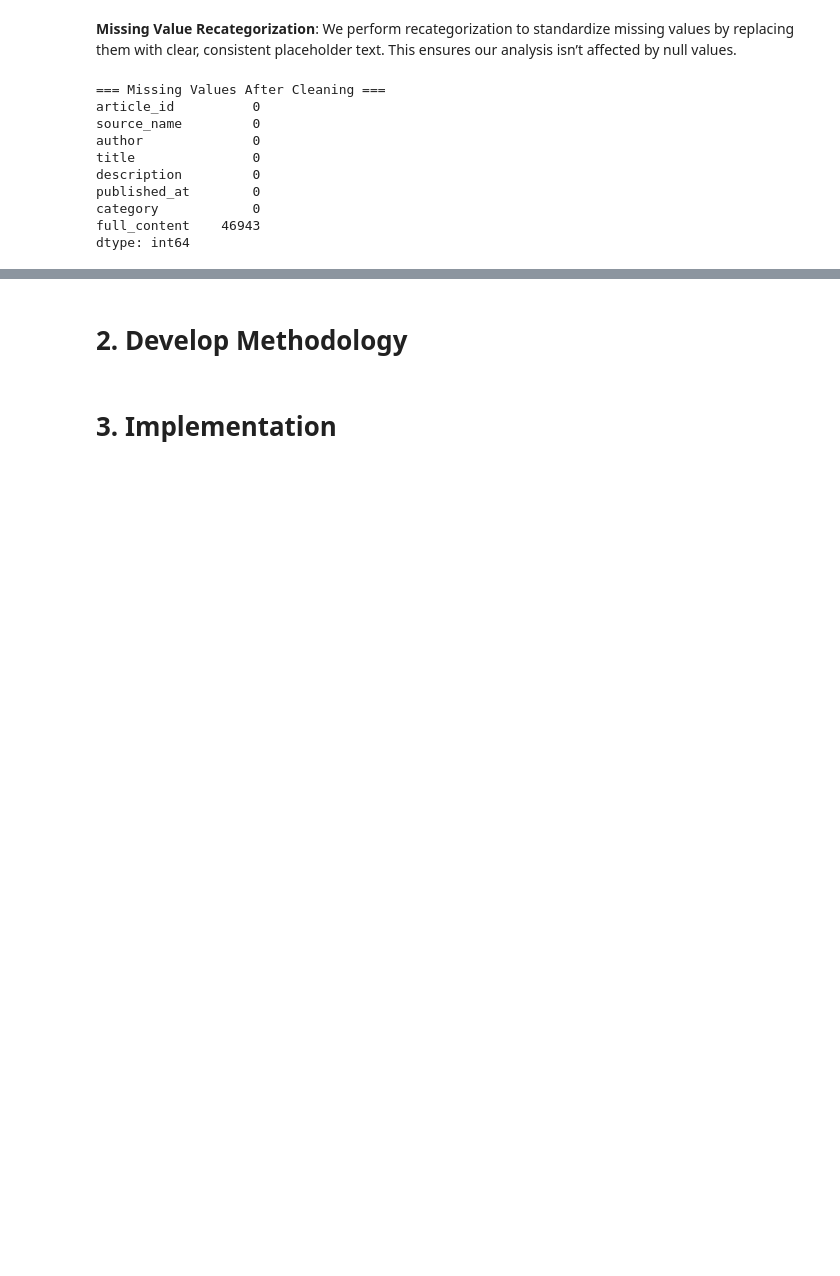
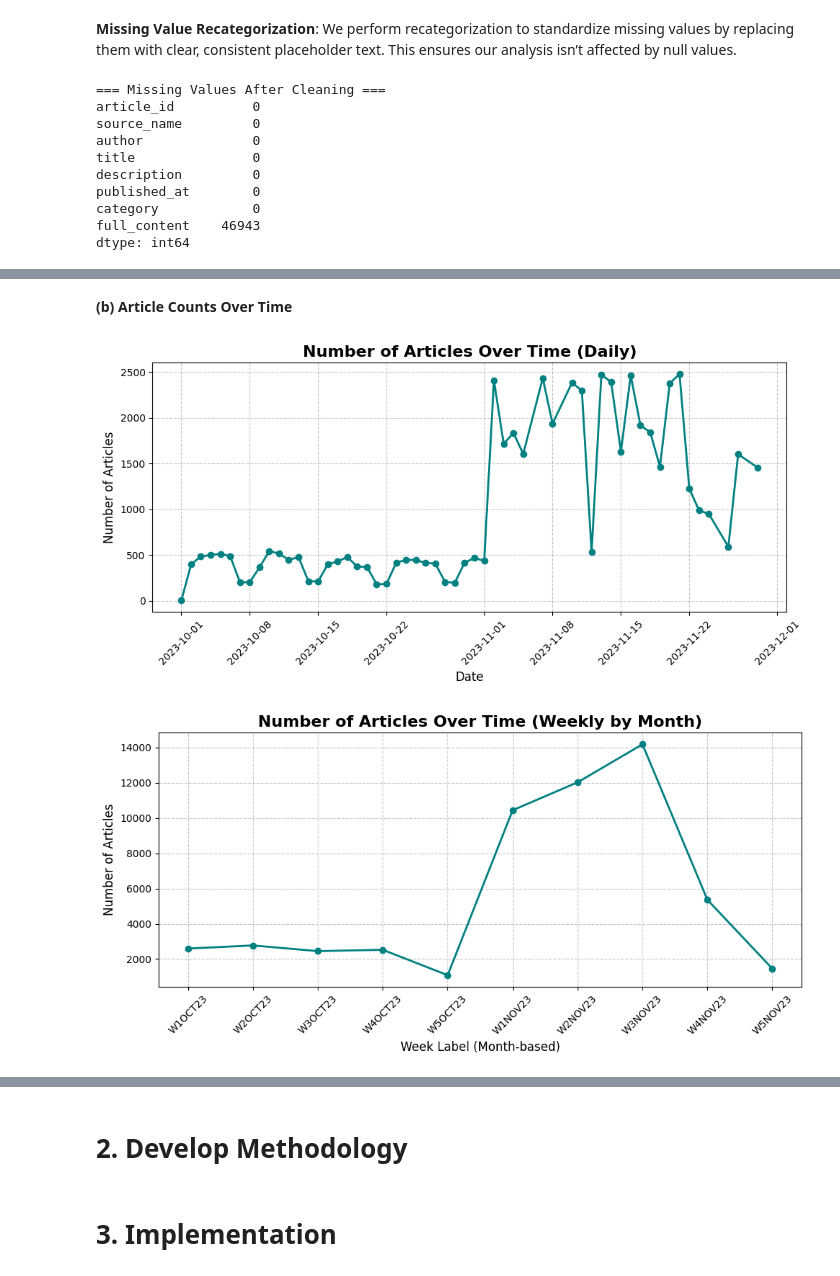
Before and after one commit to Enzo280100/textmining_hw02, a Jupyter notebook: hw02.ipynb, the cells around one changed output, grey strips where cells are left out. Saved outputs shown, nothing was run; the diff lists cells and outputs as text; code cells hidden in the pictures; blank space fills up the shorter version.

```diff
--- a/hw02.ipynb
+++ b/hw02.ipynb
@@ -209,0 +267,50 @@ plt.show()
+# %% [markdown]
+**(b) Article Counts Over Time**
+# %%
+df['published_at'] = pd.to_datetime(df['published_at'], format='mixed', errors='raise')
+
+df['date'] = df['published_at'].dt.date
+date_summary = df['date'].value_counts().sort_index()
+
+# Plot the daily article counts
+plt.figure(figsize=(10, 5))
+plt.plot(date_summary.index, date_summary.values, marker='o', linestyle='-', color='teal', linewidth=2)
+plt.title("Number of Articles Over Time (Daily)", fontsize=16, fontweight='bold')
+plt.xlabel("Date", fontsize=12)
+plt.ylabel("Number of Articles", fontsize=12)
+plt.xticks(rotation=45)
+plt.grid(True, linestyle='--', alpha=0.7)
+plt.tight_layout()
+plt.show()
+
+# Drop previous week-related columns
+df.drop(columns=[col for col in ['week_start', 'week_label', 'week_order'] if col in df.columns], inplace=True)
+
+# Define the function for generating week labels in "W1OCT23" format
+def monthly_week_label(dt):
+    if pd.isna(dt):
+        return "NA"
+    return f"W{(dt.day - 1) // 7 + 1}{dt.strftime('%b%y').upper()}"
+
+# Add 'week_label' and 'week_order' columns
+df['week_label'] = df['published_at'].apply(monthly_week_label)
+df['week_order'] = df['published_at'].apply(lambda x: x.year * 10000 + x.month * 100 + ((x.day - 1) // 7 + 1))
+
+# Group by 'week_label' and get counts, sorting them chronologically
+weekly_label_counts = df.groupby('week_label').size()
+order_mapping = df.groupby('week_label')['week_order'].min()
+weekly_label_counts = weekly_label_counts.loc[order_mapping.sort_values().index]
+
+# Plot the weekly counts
+plt.figure(figsize=(10, 5))
+plt.plot(weekly_label_counts.index, weekly_label_counts.values, marker='o', linestyle='-', color='teal', linewidth=2)
+plt.title("Number of Articles Over Time (Weekly by Month)", fontsize=16, fontweight='bold')
+plt.xlabel("Week Label (Month-based)", fontsize=12)
+plt.ylabel("Number of Articles", fontsize=12)
+plt.xticks(rotation=45)
+plt.grid(True, linestyle='--', alpha=0.7)
+plt.tight_layout()
+plt.show()
+# %% [output]
+[figure, added]
+[figure, added]
```
Also changed, not shown: parts of 35 cells of this notebook, 3 other files.
